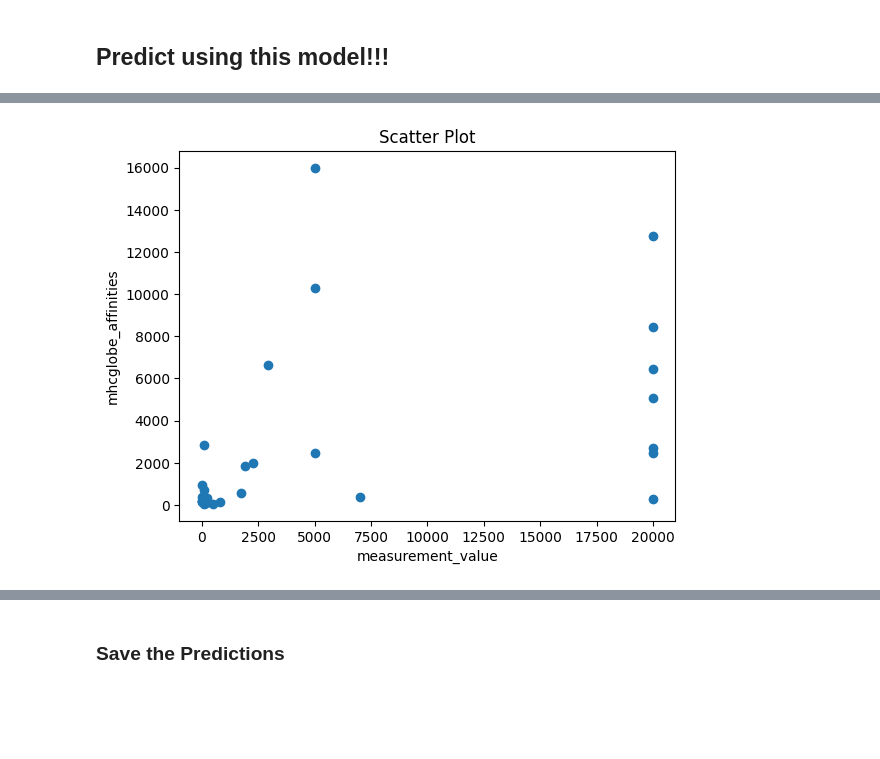
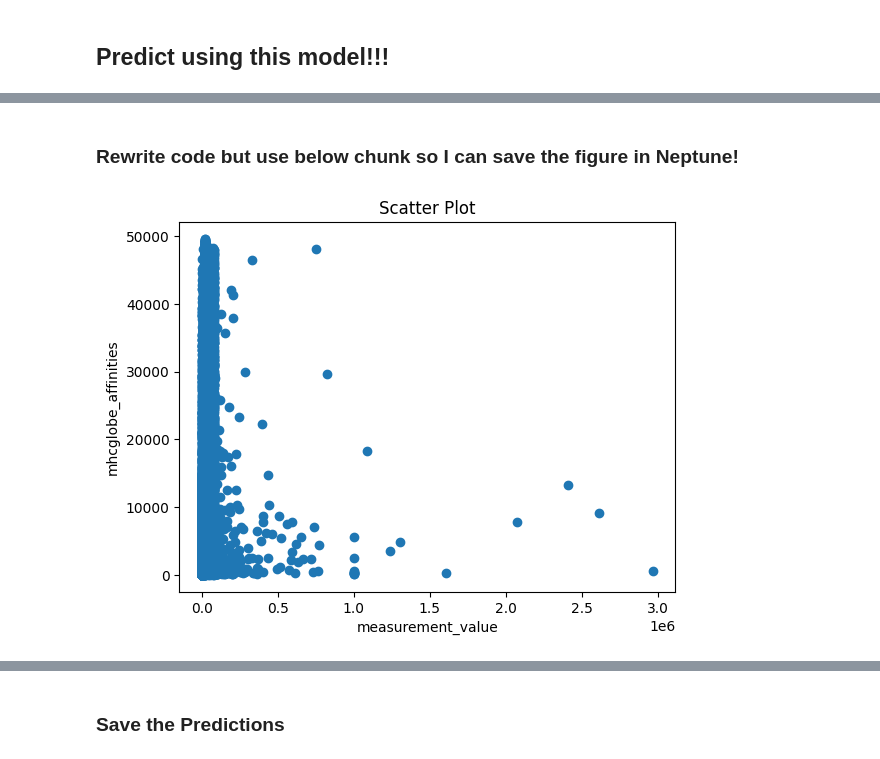
Before and after one commit to prakritipaul/mhcglobe, a Jupyter notebook: v1_OneHot_MHCGlobe_pipeline.ipynb, the cells around one changed output, grey strips where cells are left out. Drawn from its saved outputs; the diff is of its cells as text; code cells hidden in the pictures; blank space fills up the shorter version.

```diff
--- a/v1_OneHot_MHCGlobe_pipeline.ipynb
+++ b/v1_OneHot_MHCGlobe_pipeline.ipynb
@@ -319,3 +354,10 @@ model_1.compile(optimizer=optimizer, loss=inequality_loss.MSEWithInequalities().
+# %%
+# swtich model_3 with model_1
+model_3.compile(
+    optimizer=model_3.optimizer,  # Use the same optimizer
+    loss=model_3.loss,  # Use the same loss function
+    metrics=["mean_absolute_error", "mean_squared_error", phf.root_mean_squared_error]  # These new ones get added to the old!
+)
 # %% [markdown]
 ## Train the Model
 # %%
@@ -345,8 +387,9 @@ mhcglobe_callbacks = [Callbacks.EarlyStopping(
                 baseline=1,
                 min_delta=0.0001)]
 # %%
+# swtich model_3 with model_1
 verbose = 1
-history = model_1.fit(X_tr, Y_tr,
+history = model_3.fit(X_tr, Y_tr,
                         batch_size= 10000, #hparams['batch_size'], 10000
                         epochs=300,
                         validation_data=(X_es, Y_es),
@@ -395,5 +438,5 @@ for i in range(len(loss)):
 # %% [markdown]
 ## Predict using this model!!!
 # %%
-X = seqf.get_XY(testing_data, encode_type="ONE_HOT", get_Y=False)
+test_X = seqf.get_XY(testing_data, encode_type="ONE_HOT", get_Y=False)
 # %%
@@ -403,3 +446,3 @@ test_predictions = model_1.predict(X)
 # %%
-prediction_df = phf.get_prediction_df(model_1, X, testing_data)
+prediction_df = phf.get_prediction_df(model_3, test_X, testing_data)
 # %% [output]
@@ -423,4 +466,6 @@ prediction_df
+# %% [markdown]
+### Rewrite code but use below chunk so I can save the figure in Neptune!
 # %%
-phf.make_scatter_plot(prediction_df, "measurement_value", "mhcglobe_affinities")
+scatter_plot = phf.make_scatter_plot(prediction_df, "measurement_value", "mhcglobe_affinities")
 # %% [output]
-[figure, old version]
+[figure, new version]
```
Also changed, not shown: parts of 62 cells of this notebook.
